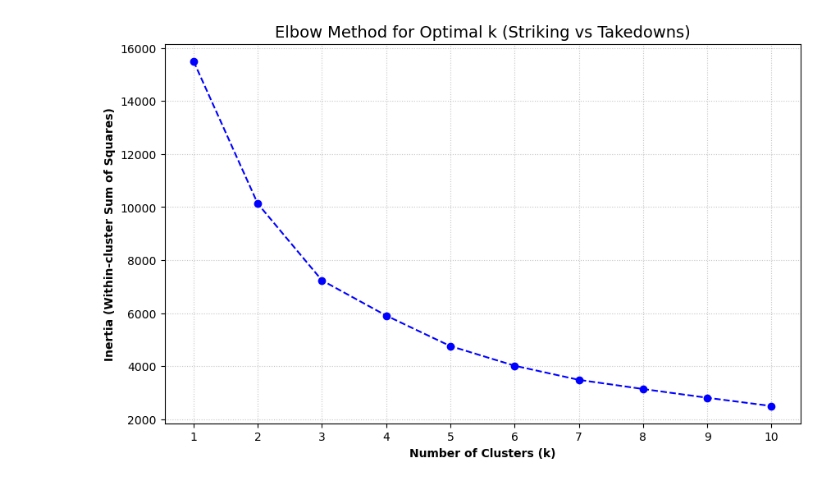
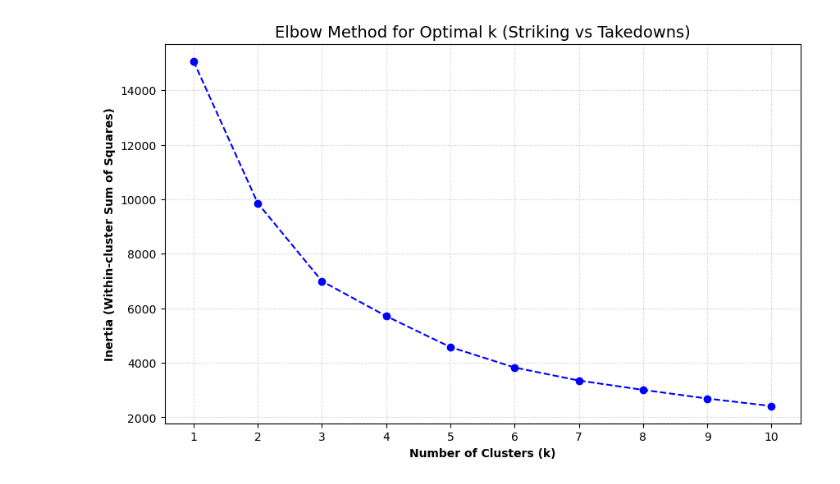
Before and after one commit to Mpark2003/cs4412-project-MP, a Jupyter notebook: MMA dataset/Initial_Implementation_Mason_Park.ipynb, the cells around one changed output. Saved outputs shown, nothing was run; the diff lists cells and outputs as text; code cells hidden in the pictures.

```diff
--- a/MMA dataset/Initial_Implementation_Mason_Park.ipynb
+++ b/MMA dataset/Initial_Implementation_Mason_Park.ipynb
@@ -10,7 +141,7 @@ import pandas as pd
 
 #Load and clean data
 #the csv borrowed courtesy of komaksym from UFC-DataLab
-df = pd.read_csv('stats_processed.csv', sep=';')
+df = pd.read_csv('stats_reprocessed.csv', sep=';')
 df.columns = df.columns.str.strip()
 #I made a mistake here. I am keeping it as reference for myself
 '''fight_data = df[['winner_name;', 'loser_name;', 'event_date;', 'method;', 'round;', 'time;', 'time_format;', 'bout_type;', 'event_name;', 'event_location;', 'winner_stance;', 'loser_stance;', 'winner;', 'delta_KD;', 'delta_sig_str_pct;', 'delta_total_str_pct;', 'delta_TD_pct;', 'delta_sub_att;', 'delta_rev;', 'delta_ctrl;', 'delta_sig_str_head_acc_pct;', 'delta_sig_str_body_acc_pct;', 'delta_sig_str_leg_acc_pct;', 'delta_sig_str_distance_acc_pct;-', 'delta_sig_str_clinch_acc_pct;', 'delta_sig_str_ground_acc_pct;', 'delta_sig_str_head_tar_pct;', 'delta_sig_str_body_tar_pct;', 'delta_sig_str_leg_tar_pct;', 'delta_sig_str_distance_pos_pct;', 'delta_sig_str_clinch_pos_pct;', 'delta_sig_str_ground_pos_pct;', 'delta_height;', 'delta_reach;', 'delta_slpm_cs;', 'delta_str_acc_cs;', 'delta_sapm_cs;', 'delta_str_def_cs;', 'delta_td_avg_cs;', 'delta_td_acc_cs;', 'delta_td_def_cs;', 'delta_sub_avg_cs;'
@@ -19,31 +150,31 @@ df.columns = df.columns.str.strip()
 
 #Filter relevant features and drop NaNs
 features = ['delta_sig_str_pct', 'delta_TD_pct']
 fight_data = df[features].dropna()
 
 #Preprocess the data
 scaler = StandardScaler()
 scaled_fights = scaler.fit_transform(fight_data)
 
 #Run KMeans for a range of k values
 inertia = []
 K_range = range(1, 11)
 
 for k in K_range:
     #Use n_init=10 to suppress warnings and ensure stability
     kmeans = KMeans(n_clusters=k, random_state=42, n_init=10)
     kmeans.fit(scaled_fights)
     inertia.append(kmeans.inertia_)
 
 #Plotting the Elbow Method result where the ideal is k = 4
 plt.figure(figsize=(10, 6))
 plt.plot(K_range, inertia, marker='o', linestyle='--', color='b')
 plt.xlabel('Number of Clusters (k)', fontweight='bold')
 plt.ylabel('Inertia (Within-cluster Sum of Squares)', fontweight='bold')
 plt.title('Elbow Method for Optimal k (Striking vs Takedowns)', fontsize=14)
 plt.xticks(K_range)
 plt.grid(True, linestyle=':', alpha=0.7)
 
 plt.show()
 # %% [output]
-[figure, old version]
+[figure, new version]
```
Also changed, not shown: parts of 7 cells of this notebook.
